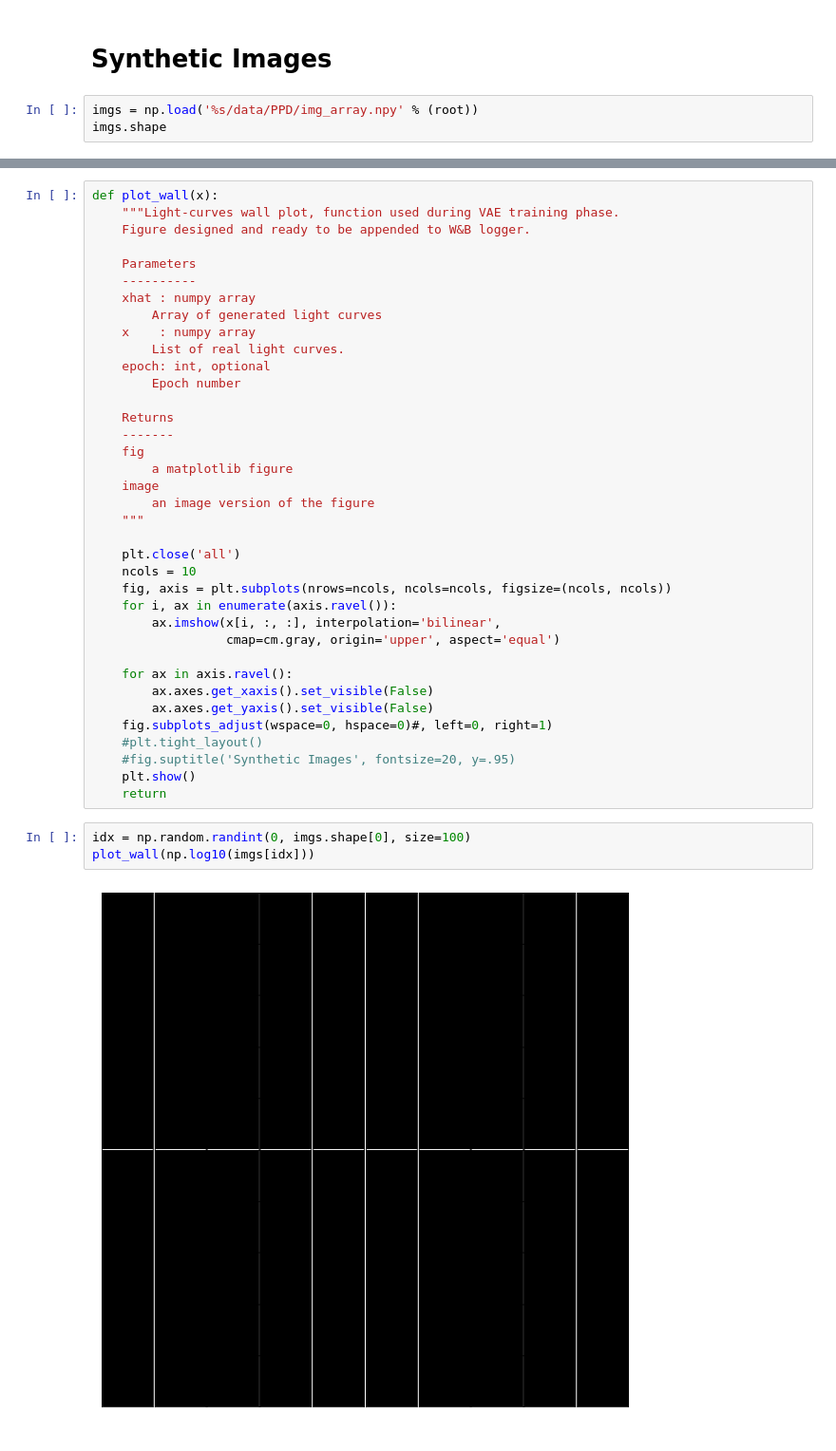
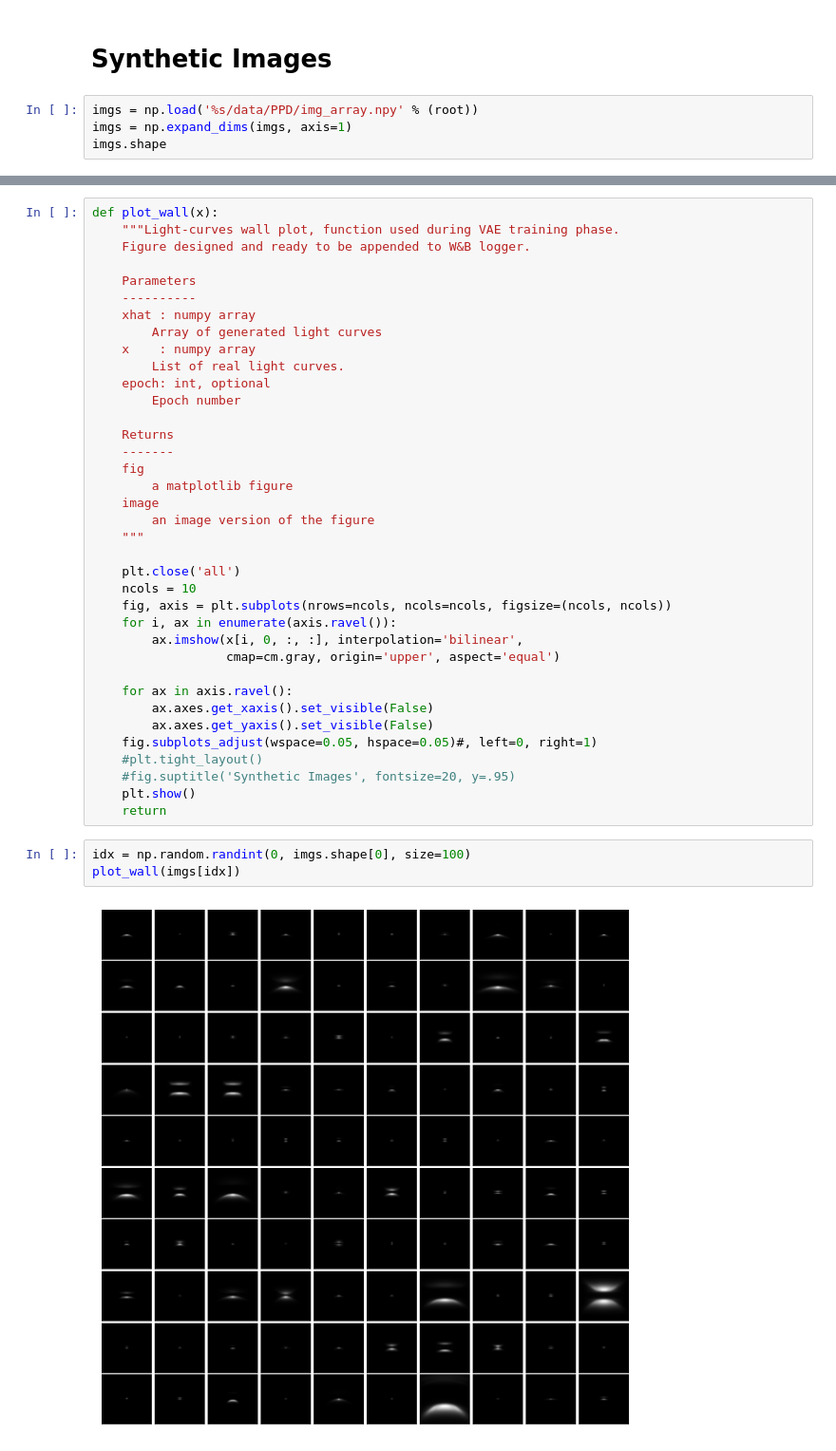
Before and after one commit to ztelkamp/PPDAE, a Jupyter notebook: notebooks/data_exploration.ipynb, the cells around one changed output, grey strips where cells are left out. Shown at 95% size. Saved outputs shown, nothing was run; the diff lists cells and outputs as text.

```diff
--- a/notebooks/data_exploration.ipynb
+++ b/notebooks/data_exploration.ipynb
@@ -60,5 +62,6 @@ plt.show()
 # Synthetic Images
 # %%
 imgs = np.load('%s/data/PPD/img_array.npy' % (root))
+imgs = np.expand_dims(imgs, axis=1)
 imgs.shape
 # %% [output]
@@ -98,19 +98,19 @@ def plot_wall(x):
     ncols = 10
     fig, axis = plt.subplots(nrows=ncols, ncols=ncols, figsize=(ncols, ncols))
     for i, ax in enumerate(axis.ravel()):
-        ax.imshow(x[i, :, :], interpolation='bilinear',
+        ax.imshow(x[i, 0, :, :], interpolation='bilinear',
                   cmap=cm.gray, origin='upper', aspect='equal')
 
     for ax in axis.ravel():
         ax.axes.get_xaxis().set_visible(False)
         ax.axes.get_yaxis().set_visible(False)
-    fig.subplots_adjust(wspace=0, hspace=0)#, left=0, right=1)
+    fig.subplots_adjust(wspace=0.05, hspace=0.05)#, left=0, right=1)
     #plt.tight_layout()
     #fig.suptitle('Synthetic Images', fontsize=20, y=.95)
     plt.show()
     return
 # %%
 idx = np.random.randint(0, imgs.shape[0], size=100)
-plot_wall(np.log10(imgs[idx]))
+plot_wall(imgs[idx])
 # %% [output]
-[figure, old version]
+[figure, new version]
```
Also changed, not shown: parts of 15 cells of this notebook, 1 other file.
